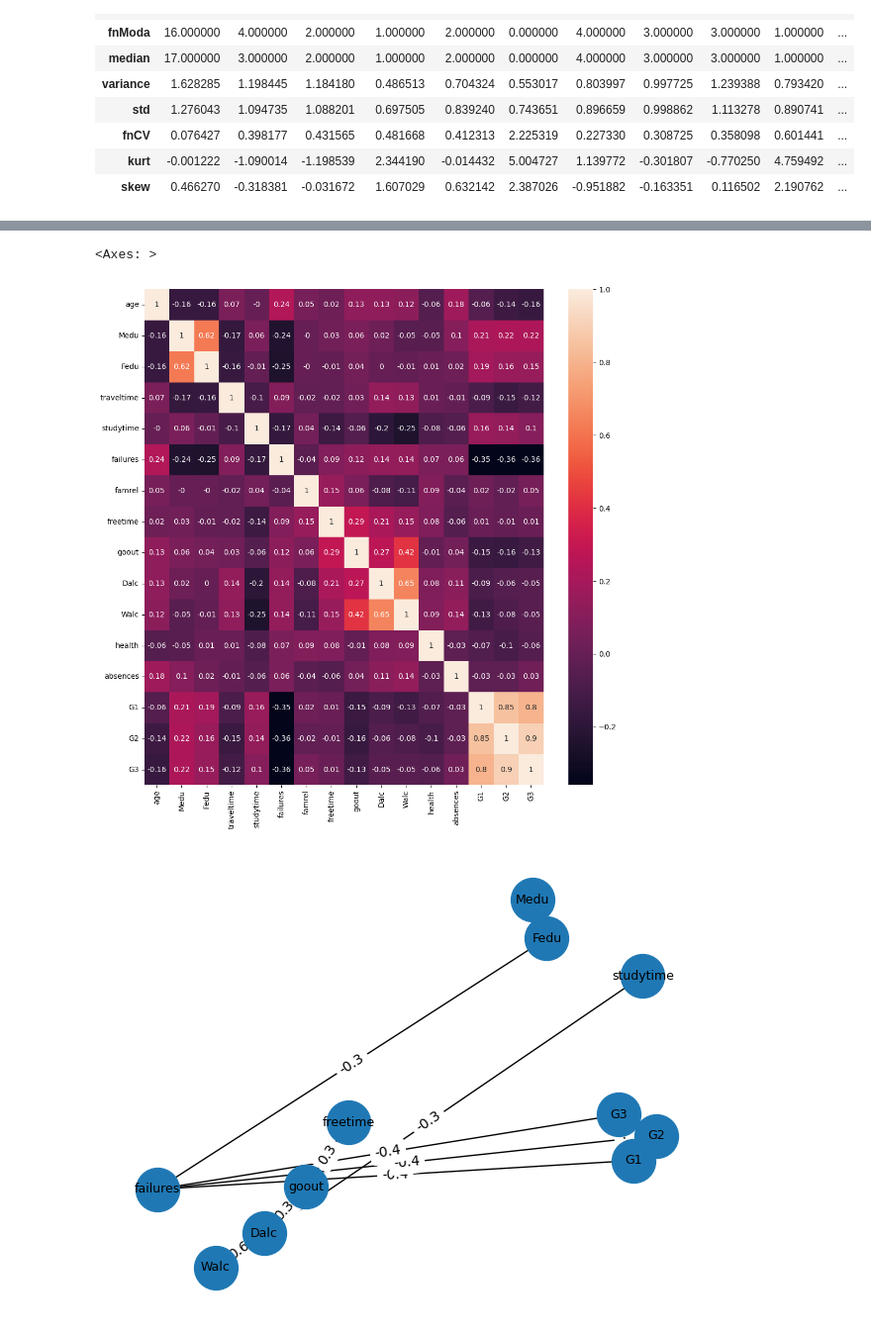
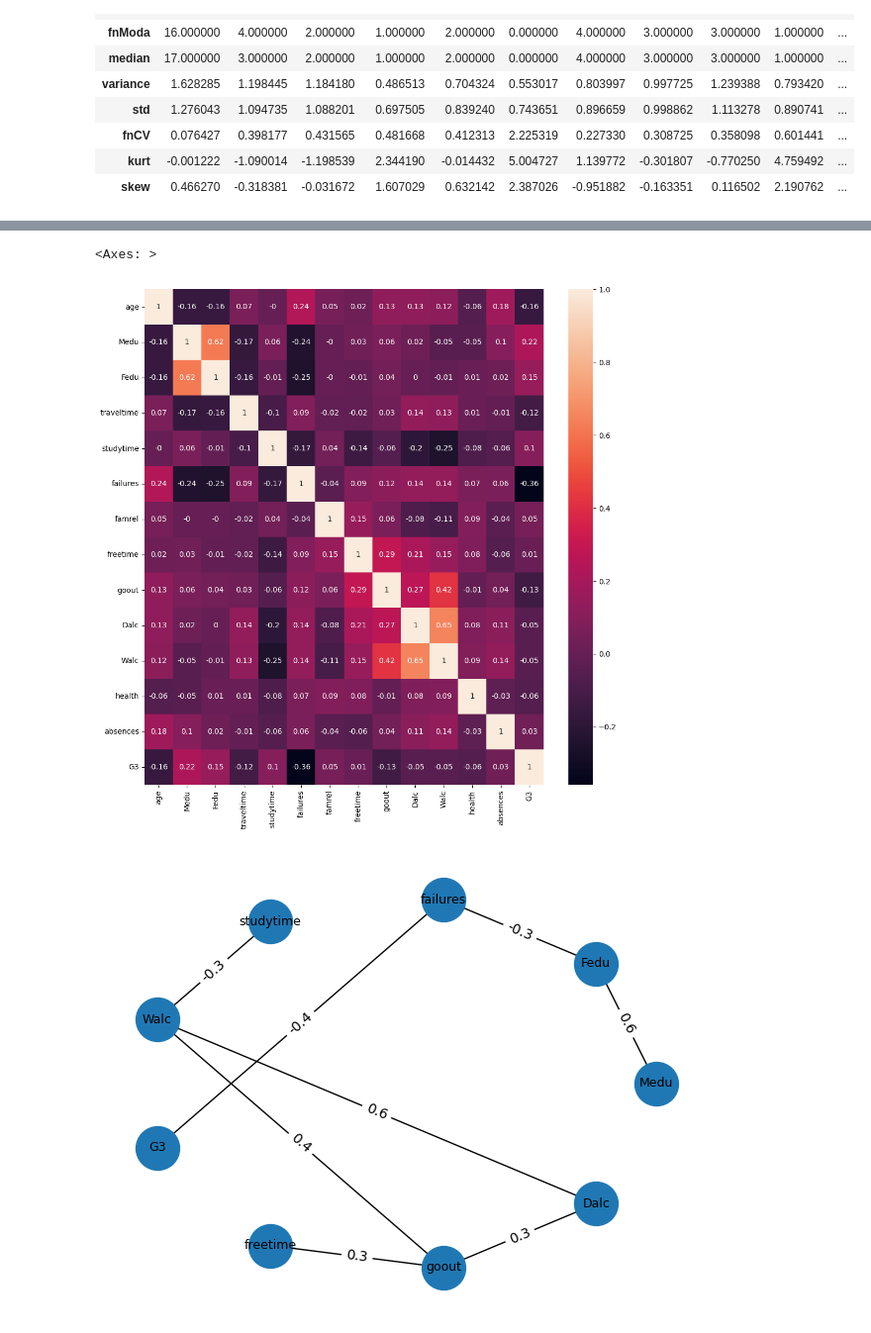
Before and after one commit to Charless96/ProyectoIa, a Jupyter notebook: proyecto.ipynb, the cells around one changed output, grey strips where cells are left out. Shown at 99% size. Drawn from its saved outputs; the diff is of its cells as text; code cells hidden in the pictures.

Commit message:
cambios en las variables seleccionadas, estilo de grafo de dependencia

```diff
--- a/proyecto.ipynb
+++ b/proyecto.ipynb
@@ -57,7 +57,7 @@ def fnRayleigh(x_int, X):
 dataMat = pd.read_csv("student-mat.csv",delimiter=';')
 dataPor = pd.read_csv("student-por.csv",delimiter=';')
 #seleccionar variables
-dfMat = dataMat.loc[:,['age','Medu','Fedu','traveltime','studytime','failures','famrel','freetime','goout','Dalc','Walc','health','absences','G1','G2','G3']]
+dfMat = dataMat.loc[:,['age','Medu','Fedu','traveltime','studytime','failures','famrel','freetime','goout','Dalc','Walc','health','absences','G3']]
 colnames = dfMat.columns.values
 #dfMat = dataMat.loc[:,['age','Medu','Fedu','traveltime','studytime','failures','famrel','freetime','goout','Dalc','Walc','health','absences']]
 # %%
@@ -106,7 +104,7 @@ plt.figure(figsize=(12,12))
 sns.heatmap(mtxCorr,annot=True)
 # %% [output]
 <Axes: >
-[figure, old version]
+[figure, new version]
 # %%
 #grafo de correlacion
 #Grafo con las dependencias más significativas
@@ -115,35 +113,35 @@ mCorr = np.corrcoef(datos, rowvar=False).round(decimals=1)
 
 dependencias = np.abs(mCorr) >= 0.3
 
 grafo = nx.Graph()
 
 for i in range(len(mCorr)):
     for j in range(len(mCorr)):
         if (i != j and dependencias[i, j]):
             grafo.add_edge(colnames[i], colnames[j], weight=mCorr[i,j])
 
-pos = nx.spring_layout(grafo)
+pos = nx.circular_layout(grafo)
 
 #Nodos
 nx.draw_networkx_nodes(grafo, pos, node_size=1000)
 
 #Edges
 nx.draw_networkx_edges(grafo, pos, edgelist=grafo.edges)
 
 #Node labels
 nx.draw_networkx_labels(grafo, pos, font_size=9)
 
 #Edge labels
 edgeLabels = nx.get_edge_attributes(grafo,"weight")
 nx.draw_networkx_edge_labels(grafo, pos, edgeLabels)
 
 
 ax = plt.gca()
 plt.axis("off")
 plt.tight_layout()
 plt.show()
 # %% [output]
-[figure, old version]
+[figure, new version]
 # %%
 #distribucion de probabilidad
 df = dfMat
```
Also changed, not shown: parts of 2 cells of this notebook.
